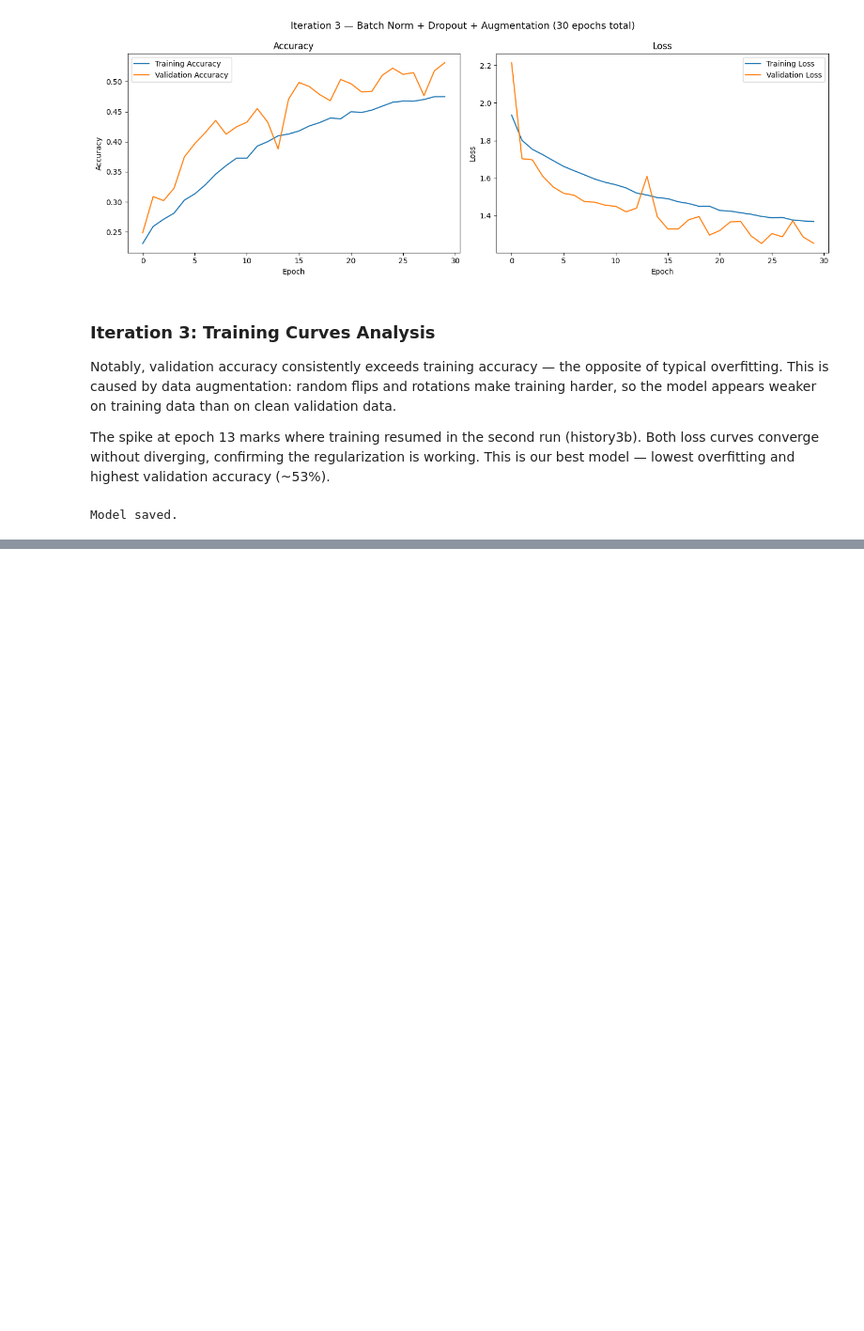
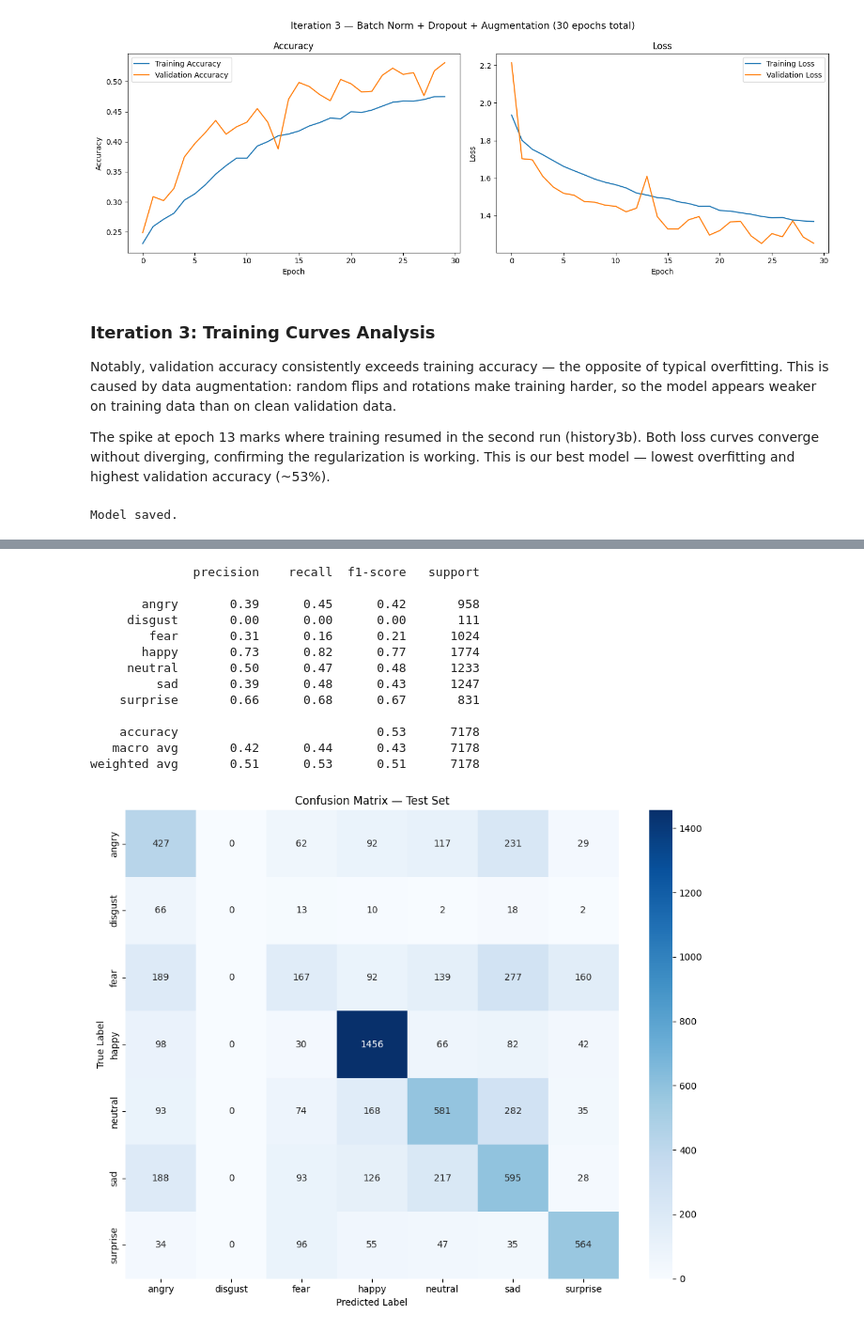
Before and after one commit to elzacapar/facial-expression-classifier, a Jupyter notebook: facial-expression-classifier.ipynb, the cells around one changed output, grey strips where cells are left out. Shown at 94% size. Saved outputs shown, nothing was run; the diff lists cells and outputs as text; code cells hidden in the pictures; blank space fills up the shorter version.

Commit message:
Steps 5-8: evaluation, predictions, analysis and reflection

```diff
--- a/facial-expression-classifier.ipynb
+++ b/facial-expression-classifier.ipynb
@@ -628,0 +703,44 @@ Model saved.
+# %%
+# Get true labels and predictions
+y_true = []
+y_pred = []
+
+for images, labels in test_ds:
+    preds = model3.predict(images, verbose=0)
+    y_true.extend(labels.numpy())
+    y_pred.extend(np.argmax(preds, axis=1))
+
+y_true = np.array(y_true)
+y_pred = np.array(y_pred)
+
+class_names = train_raw.class_names
+
+# Classification report
+print(classification_report(y_true, y_pred, target_names=class_names, zero_division=0))
+
+# Confusion matrix
+plt.figure(figsize=(10, 8))
+cm = confusion_matrix(y_true, y_pred)
+sns.heatmap(cm, annot=True, fmt="d", cmap="Blues",
+            xticklabels=class_names,
+            yticklabels=class_names)
+plt.title("Confusion Matrix — Test Set")
+plt.ylabel("True Label")
+plt.xlabel("Predicted Label")
+plt.tight_layout()
+plt.show()
+# %% [output]
+              precision    recall  f1-score   support
+
+       angry       0.39      0.45      0.42       958
+     disgust       0.00      0.00      0.00       111
+        fear       0.31      0.16      0.21      1024
+       happy       0.73      0.82      0.77      1774
+     neutral       0.50      0.47      0.48      1233
+         sad       0.39      0.48      0.43      1247
+    surprise       0.66      0.68      0.67       831
+
+    accuracy                           0.53      7178
+   macro avg       0.42      0.44      0.43      7178
+weighted avg       0.51      0.53      0.51      7178
+[figure, added]
```
Also changed, not shown: parts of 21 cells of this notebook.
